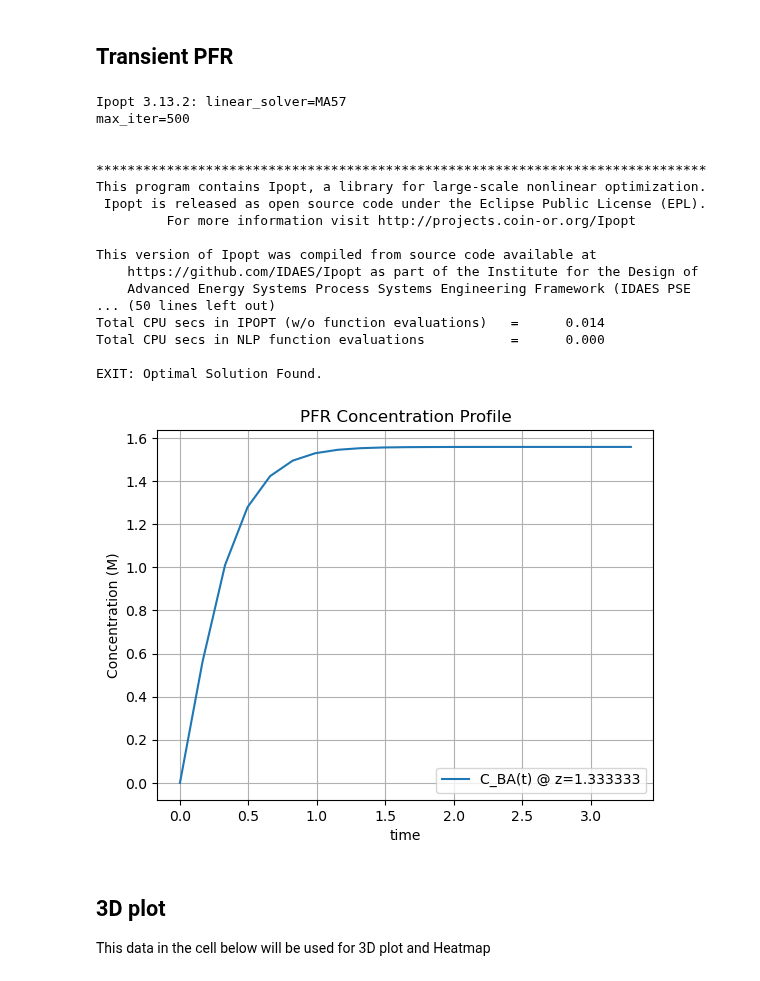
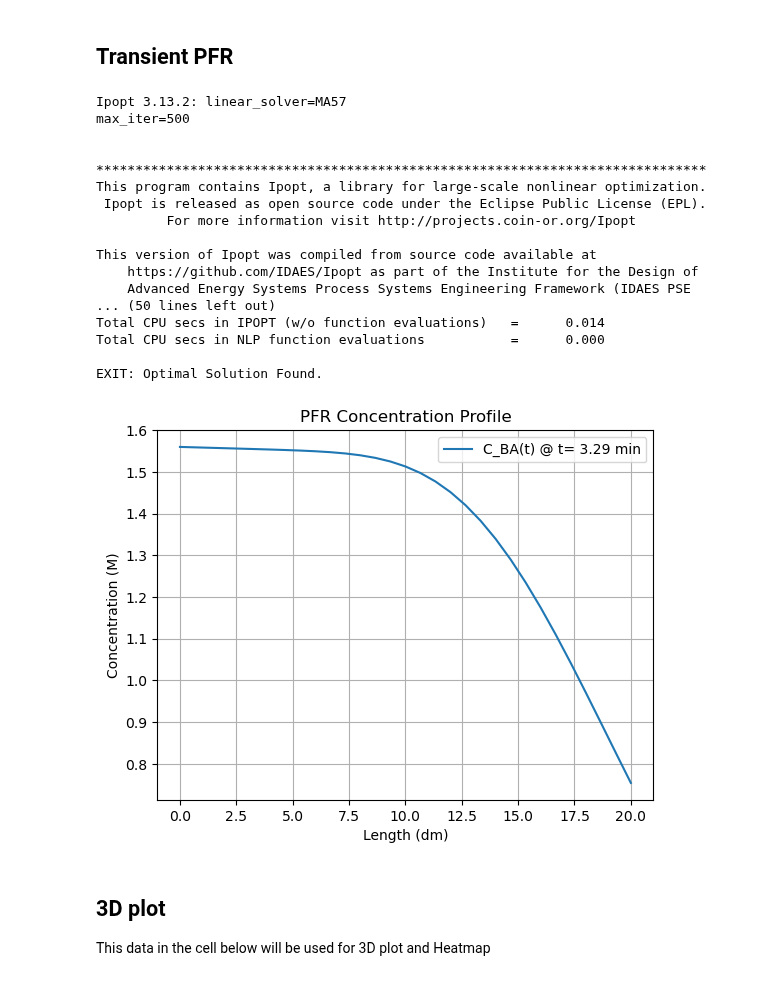
Before and after one commit to smondal13/optimization-project, a Jupyter notebook: Waldron-MBDOE-project.ipynb, the cells around one changed output. Saved outputs shown, nothing was run; the diff lists cells and outputs as text; code cells hidden in the pictures.

```diff
--- a/Waldron-MBDOE-project.ipynb
+++ b/Waldron-MBDOE-project.ipynb
@@ -430,7 +477,8 @@ def BA_kinetics():
     @m.Constraint(m.t, m.z)
     def _pde_eqn(m, t, z):
         if z == 0:
-            return pyo.Constraint.Skip   # we skip the PDE at z=0, b/c at z=0 the feed just entered and the concentration has not changed
+            return pyo.Constraint.Skip   # we skip the PDE at z=0, b/c at z=0 the feed just entered and we don't know how to calculate the derivate at that point
+            # b/c we don't have concentration at z<0.
         else:
             return (
                     m.dC_BA_dt[t, z] == - (m.v0 / m.Ac) * m.dC_BA_dz[t, z] - m.k * m.C_BA[t, z]
@@ -481,37 +529,37 @@ def BA_kinetics():
 
 result, model = BA_kinetics()
 # Extract results
 t_vals = list(model.t)
 z_vals = list(model.z)
-C_BA_vals = [model.C_BA[t, z_vals[2]]() for t in t_vals]
+C_BA_vals = [model.C_BA[t_vals[-1], z]() for z in z_vals]
 
 # Plot the concentration for different residence time
-plt.plot(t_vals, C_BA_vals, label=f'C_BA(t) @ z={z_vals[2]}')
-plt.xlabel('time')
+plt.plot(z_vals, C_BA_vals, label=f'C_BA(t) @ t={t_vals[-1]: 0.2f} min')
+plt.xlabel('Length (dm)')
 plt.ylabel('Concentration (M)')
 plt.title('PFR Concentration Profile')
 plt.legend()
 plt.grid()
 plt.show()
 # %% [output]
 Ipopt 3.13.2: linear_solver=MA57
 max_iter=500
 
 
 ******************************************************************************
 This program contains Ipopt, a library for large-scale nonlinear optimization.
  Ipopt is released as open source code under the Eclipse Public License (EPL).
          For more information visit http://projects.coin-or.org/Ipopt
 
 This version of Ipopt was compiled from source code available at
     https://github.com/IDAES/Ipopt as part of the Institute for the Design of
     Advanced Energy Systems Process Systems Engineering Framework (IDAES PSE
 ... (50 lines left out)
 Total CPU secs in IPOPT (w/o function evaluations)   =      0.014
 Total CPU secs in NLP function evaluations           =      0.000
 
 EXIT: Optimal Solution Found.
-[figure, old version]
+[figure, new version]
 # %%
 # model.pprint()
 # %% [markdown]
```
Also changed, not shown: parts of 8 cells of this notebook.
